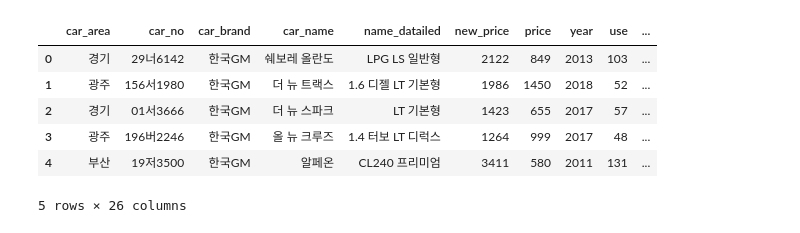
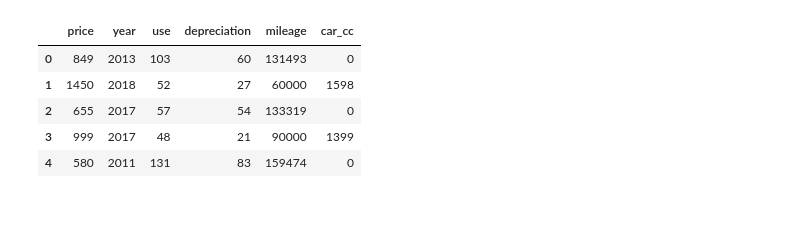
Before and after one commit to ethan528/Python, a Jupyter notebook: 중고차 시세 예측/중고차 가격예측.ipynb, the cells around one changed output. Cells and saved outputs as stored; diff of their text form; code cells hidden in the pictures.

```diff
--- a/중고차 시세 예측/중고차 가격예측.ipynb
+++ b/중고차 시세 예측/중고차 가격예측.ipynb
@@ -1,14 +1,13 @@
 # %%
 import pandas as pd
 
 df = pd.read_csv('./preprocessed_kb_0518.csv', encoding='ansi')
-df = df.drop(['car_url'], axis=1)
+df = df[['price','year','use','depreciation','mileage', 'car_cc']]
 df.head()
 # %% [output]
-|  | car_area | car_no | car_brand | car_name | name_datailed | new_price | price | year | use | ... |
-| 0 | 경기 | 29너6142 | 한국GM | 쉐보레 올란도 | LPG LS 일반형 | 2122 | 849 | 2013 | 103 | ... |
-| 1 | 광주 | 156서1980 | 한국GM | 더 뉴 트랙스 | 1.6 디젤 LT 기본형 | 1986 | 1450 | 2018 | 52 | ... |
-| 2 | 경기 | 01서3666 | 한국GM | 더 뉴 스파크 | LT 기본형 | 1423 | 655 | 2017 | 57 | ... |
-| 3 | 광주 | 196버2246 | 한국GM | 올 뉴 크루즈 | 1.4 터보 LT 디럭스 | 1264 | 999 | 2017 | 48 | ... |
-| 4 | 부산 | 19저3500 | 한국GM | 알페온 | CL240 프리미엄 | 3411 | 580 | 2011 | 131 | ... |
+|  | price | year | use | depreciation | mileage | car_cc |
+| 0 | 849 | 2013 | 103 | 60 | 131493 | 0 |
+| 1 | 1450 | 2018 | 52 | 27 | 60000 | 1598 |
+| 2 | 655 | 2017 | 57 | 54 | 133319 | 0 |
+| 3 | 999 | 2017 | 48 | 21 | 90000 | 1399 |
+| 4 | 580 | 2011 | 131 | 83 | 159474 | 0 |
-5 rows × 26 columns
```
Also changed, not shown: parts of 18 cells of this notebook.
